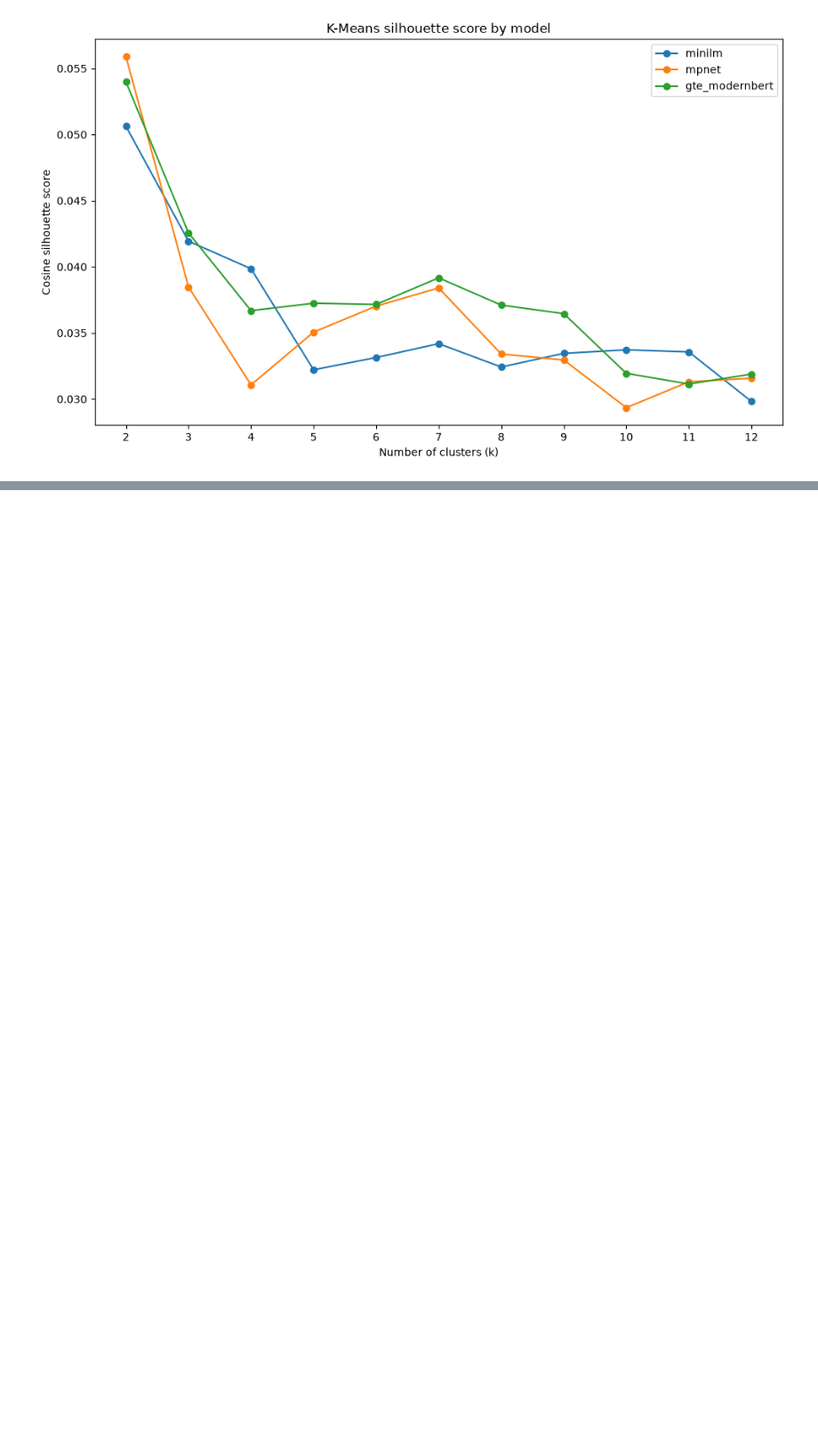
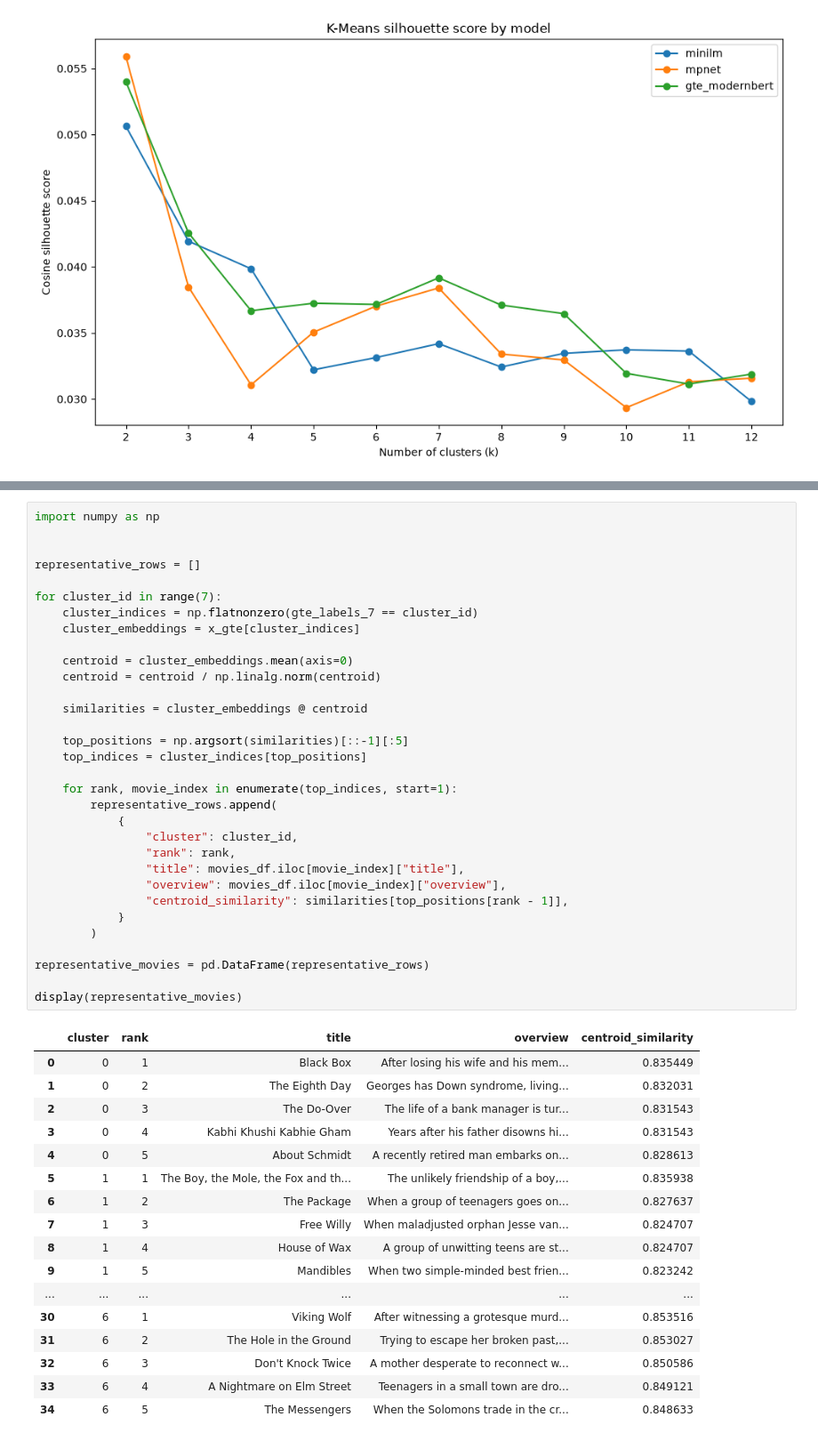
Before and after one commit to nikolabakic/IMDB_WEEK1_SIX, a Jupyter notebook: movie-embeddings-project/netebook4.ipynb, the cells around one changed output, grey strips where cells are left out. Shown at 89% size. Cells and saved outputs as stored; diff of their text form; blank space fills up the shorter version.

```diff
--- a/movie-embeddings-project/netebook4.ipynb
+++ b/movie-embeddings-project/netebook4.ipynb
@@ -495,0 +637,50 @@ plt.show()
+# %%
+import numpy as np
+
+
+representative_rows = []
+
+for cluster_id in range(7):
+    cluster_indices = np.flatnonzero(gte_labels_7 == cluster_id)
+    cluster_embeddings = x_gte[cluster_indices]
+
+    centroid = cluster_embeddings.mean(axis=0)
+    centroid = centroid / np.linalg.norm(centroid)
+
+    similarities = cluster_embeddings @ centroid
+
+    top_positions = np.argsort(similarities)[::-1][:5]
+    top_indices = cluster_indices[top_positions]
+
+    for rank, movie_index in enumerate(top_indices, start=1):
+        representative_rows.append(
+            {
+                "cluster": cluster_id,
+                "rank": rank,
+                "title": movies_df.iloc[movie_index]["title"],
+                "overview": movies_df.iloc[movie_index]["overview"],
+                "centroid_similarity": similarities[top_positions[rank - 1]],
+            }
+        )
+
+representative_movies = pd.DataFrame(representative_rows)
+
+display(representative_movies)
+# %% [output]
+|  | cluster | rank | title | overview | centroid_similarity |
+| 0 | 0 | 1 | Black Box | After losing his wife and his mem... | 0.835449 |
+| 1 | 0 | 2 | The Eighth Day | Georges has Down syndrome, living... | 0.832031 |
+| 2 | 0 | 3 | The Do-Over | The life of a bank manager is tur... | 0.831543 |
+| 3 | 0 | 4 | Kabhi Khushi Kabhie Gham | Years after his father disowns hi... | 0.831543 |
+| 4 | 0 | 5 | About Schmidt | A recently retired man embarks on... | 0.828613 |
+| 5 | 1 | 1 | The Boy, the Mole, the Fox and th... | The unlikely friendship of a boy,... | 0.835938 |
+| 6 | 1 | 2 | The Package | When a group of teenagers goes on... | 0.827637 |
+| 7 | 1 | 3 | Free Willy | When maladjusted orphan Jesse van... | 0.824707 |
+| 8 | 1 | 4 | House of Wax | A group of unwitting teens are st... | 0.824707 |
+| 9 | 1 | 5 | Mandibles | When two simple-minded best frien... | 0.823242 |
+| ... | ... | ... | ... | ... | ... |
+| 30 | 6 | 1 | Viking Wolf | After witnessing a grotesque murd... | 0.853516 |
+| 31 | 6 | 2 | The Hole in the Ground | Trying to escape her broken past,... | 0.853027 |
+| 32 | 6 | 3 | Don't Knock Twice | A mother desperate to reconnect w... | 0.850586 |
+| 33 | 6 | 4 | A Nightmare on Elm Street | Teenagers in a small town are dro... | 0.849121 |
+| 34 | 6 | 5 | The Messengers | When the Solomons trade in the cr... | 0.848633 |
```
Also changed, not shown: parts of 8 cells of this notebook, 1 other file.
